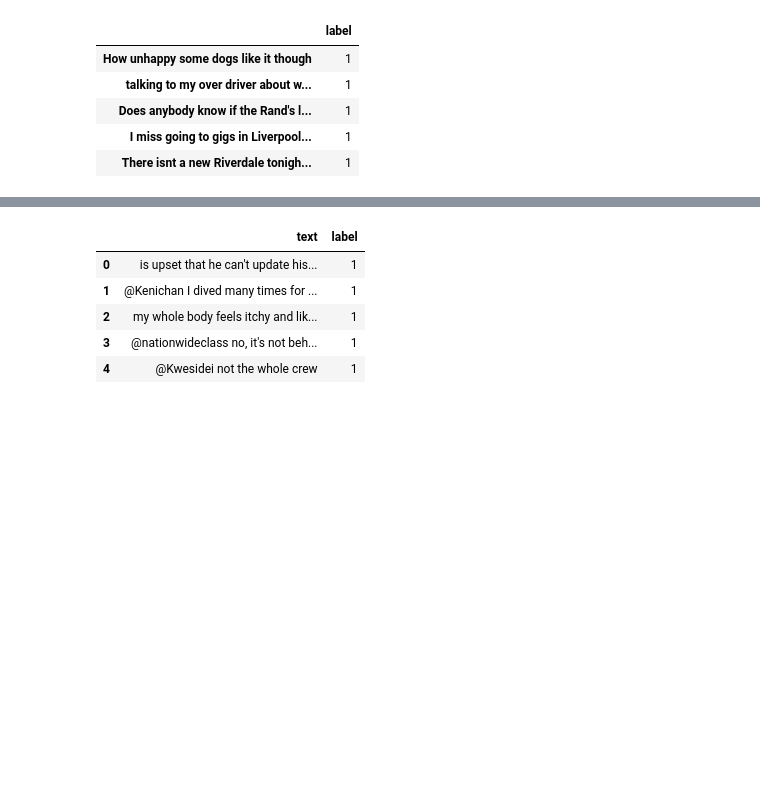
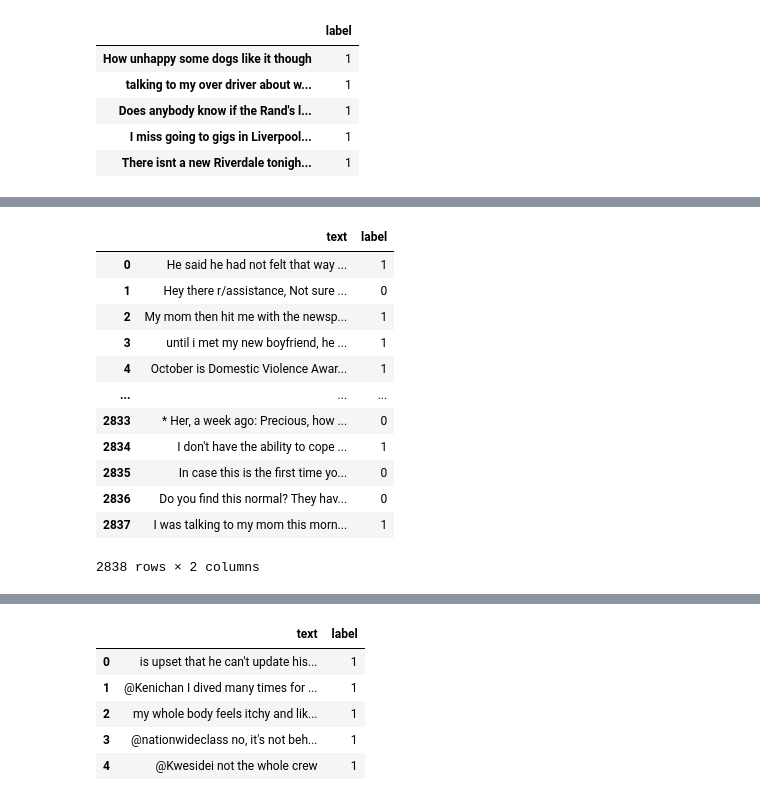
Before and after one commit to Sourabh044/StressDetectionUsingText, a Jupyter notebook: From_Scratch.ipynb, the cells around one changed output, grey strips where cells are left out. Cells and saved outputs as stored; diff of their text form; code cells hidden in the pictures; blank space fills up the shorter version.

```diff
--- a/From_Scratch.ipynb
+++ b/From_Scratch.ipynb
@@ -75,0 +94,20 @@ df.to_csv('preprocessedNP.csv')
+# %%
+stressdf = pd.read_csv('./Unprocessed Data/stress.csv')
+# %%
+data = stressdf[['text','label']]
+# %%
+data
+# %% [output]
+|  | text | label |
+| 0 | He said he had not felt that way ... | 1 |
+| 1 | Hey there r/assistance, Not sure ... | 0 |
+| 2 | My mom then hit me with the newsp... | 1 |
+| 3 | until i met my new boyfriend, he ... | 1 |
+| 4 | October is Domestic Violence Awar... | 1 |
+| ... | ... | ... |
+| 2833 | * Her, a week ago: Precious, how ... | 0 |
+| 2834 | I don't have the ability to cope ... | 1 |
+| 2835 | In case this is the first time yo... | 0 |
+| 2836 | Do you find this normal? They hav... | 0 |
+| 2837 | I was talking to my mom this morn... | 1 |
+2838 rows × 2 columns
```
Also changed, not shown: parts of 17 cells of this notebook, 4 other files.
